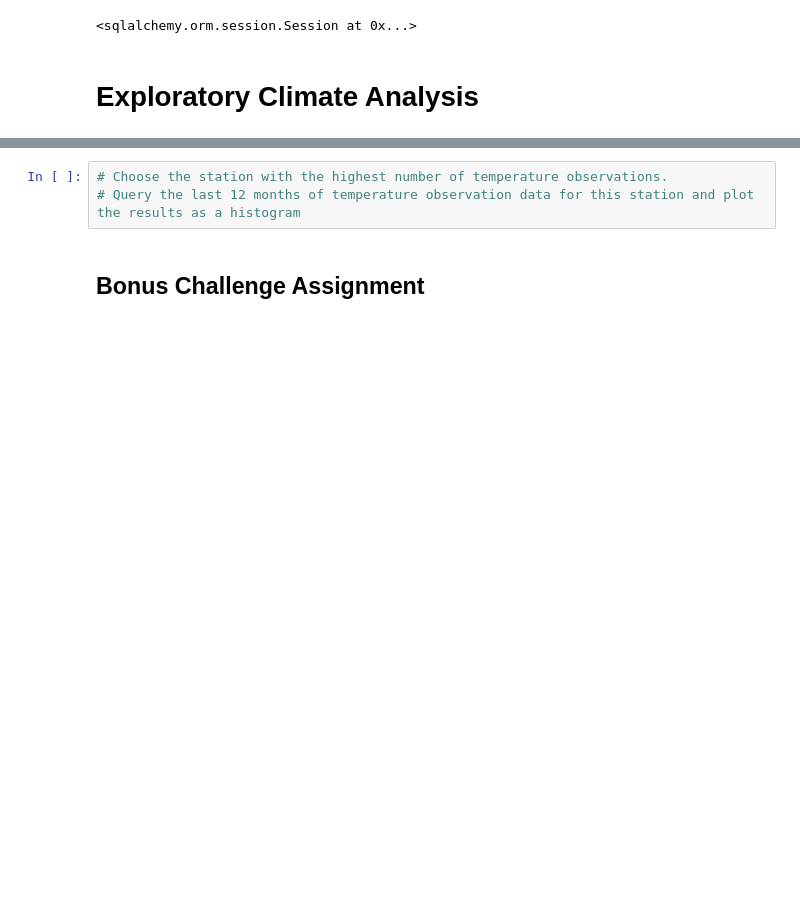
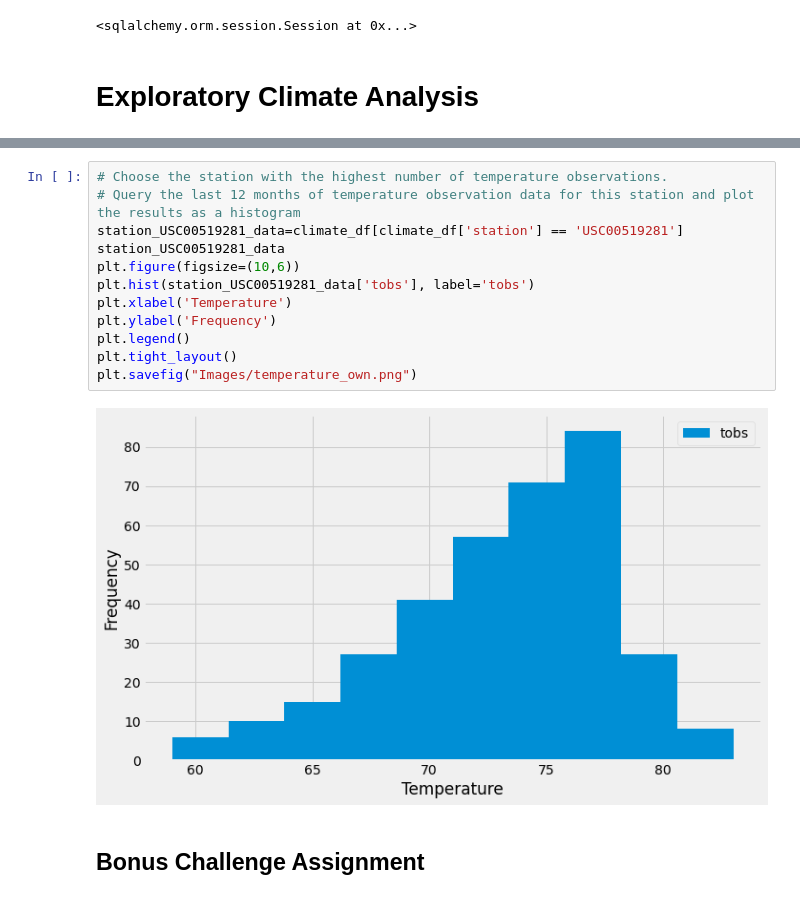
Before and after one commit to i-am-phoenix/rice-btcmp-hw10-sqlalchemy-challenge, a Jupyter notebook: climate_starter.ipynb, the cells around one changed output, grey strips where cells are left out. Saved outputs shown, nothing was run; the diff lists cells and outputs as text; blank space fills up the shorter version.

```diff
--- a/climate_starter.ipynb
+++ b/climate_starter.ipynb
@@ -91,6 +134,17 @@ for row in session.query(measurement.id,
 # %%
 # Choose the station with the highest number of temperature observations.
 # Query the last 12 months of temperature observation data for this station and plot the results as a histogram
+station_USC00519281_data=climate_df[climate_df['station'] == 'USC00519281']
+station_USC00519281_data
+plt.figure(figsize=(10,6))
+plt.hist(station_USC00519281_data['tobs'], label='tobs')
+plt.xlabel('Temperature')
+plt.ylabel('Frequency')
+plt.legend()
+plt.tight_layout()
+plt.savefig("Images/temperature_own.png")
+# %% [output]
+[figure, added]
 # %% [markdown]
 ## Bonus Challenge Assignment
 # %%
```
Also changed, not shown: parts of 6 cells of this notebook, 2 other files.
